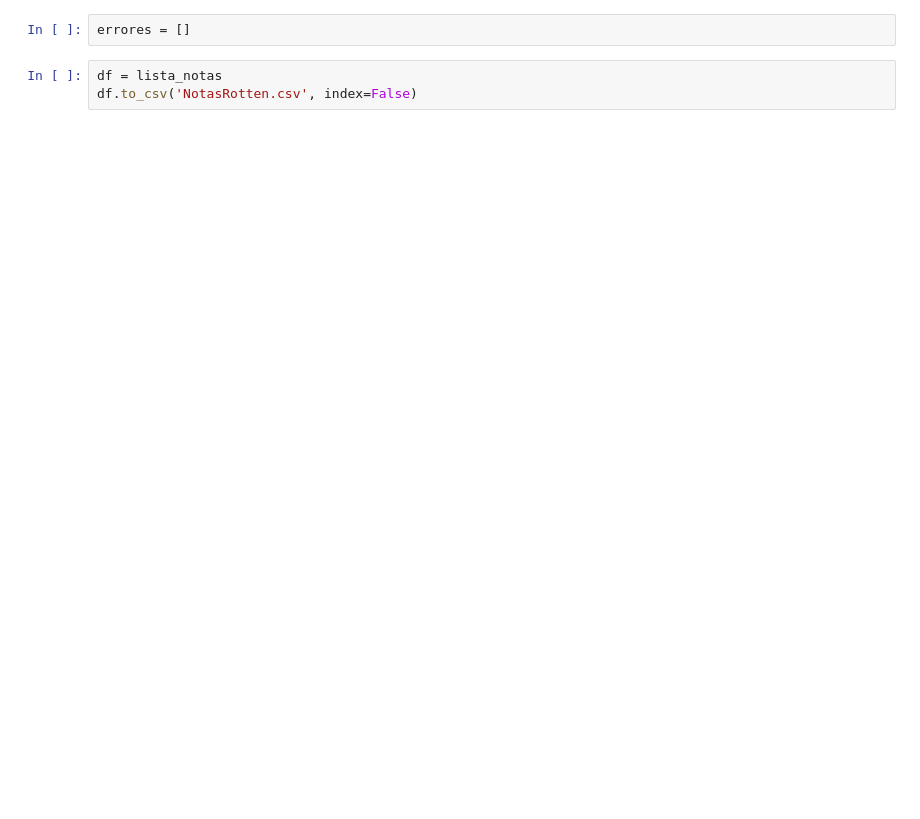
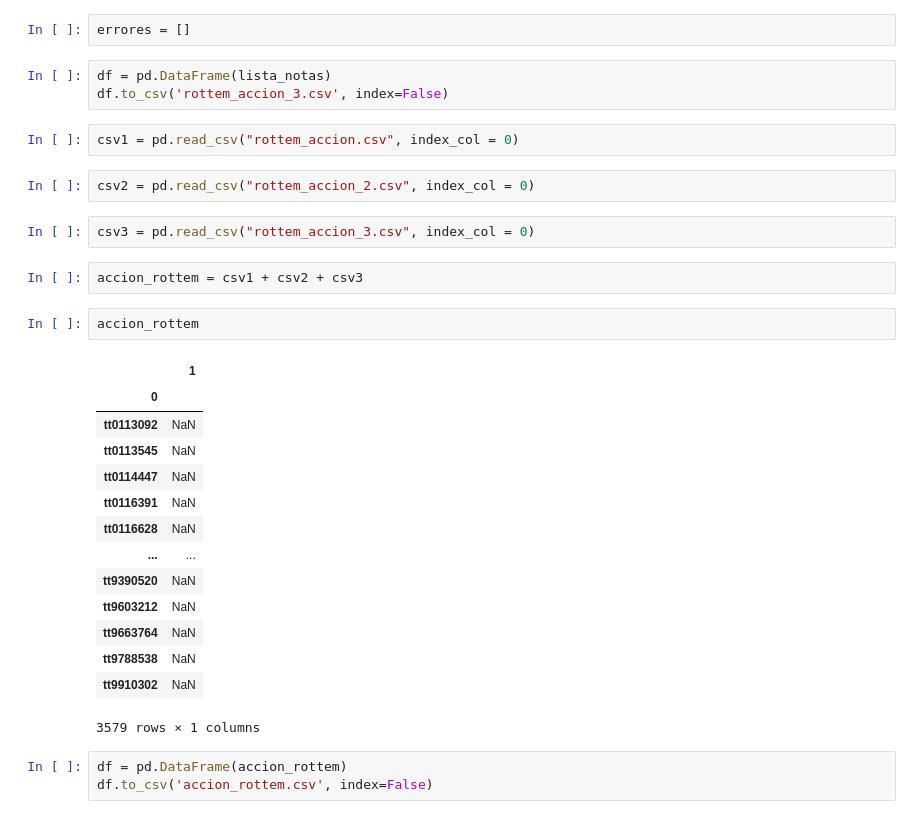
Before and after one commit to BSReguera/project-da-promo-G-module-2-team-3, a Jupyter notebook: Fase2_datos/codigo_accion.ipynb, the cells around one changed output. Cells and saved outputs as stored; diff of their text form; blank space fills up the shorter version.

```diff
--- a/Fase2_datos/codigo_accion.ipynb
+++ b/Fase2_datos/codigo_accion.ipynb
@@ -65,5 +83,33 @@ lista_notas
 # %%
 errores = []
 # %%
-df = lista_notas
-df.to_csv('NotasRotten.csv', index=False)
+df = pd.DataFrame(lista_notas)
+df.to_csv('rottem_accion_3.csv', index=False)
+# %%
+csv1 = pd.read_csv("rottem_accion.csv", index_col = 0)
+# %%
+csv2 = pd.read_csv("rottem_accion_2.csv", index_col = 0)
+# %%
+csv3 = pd.read_csv("rottem_accion_3.csv", index_col = 0)
+# %%
+accion_rottem = csv1 + csv2 + csv3
+# %%
+accion_rottem
+# %% [output]
+|  | 1 |
+| 0 |  |
+| tt0113092 | NaN |
+| tt0113545 | NaN |
+| tt0114447 | NaN |
+| tt0116391 | NaN |
+| tt0116628 | NaN |
+| ... | ... |
+| tt9390520 | NaN |
+| tt9603212 | NaN |
+| tt9663764 | NaN |
+| tt9788538 | NaN |
+| tt9910302 | NaN |
+3579 rows × 1 columns
+# %%
+df = pd.DataFrame(accion_rottem)
+df.to_csv('accion_rottem.csv', index=False)
```
Also changed, not shown: parts of 5 cells of this notebook, 16 other files.
